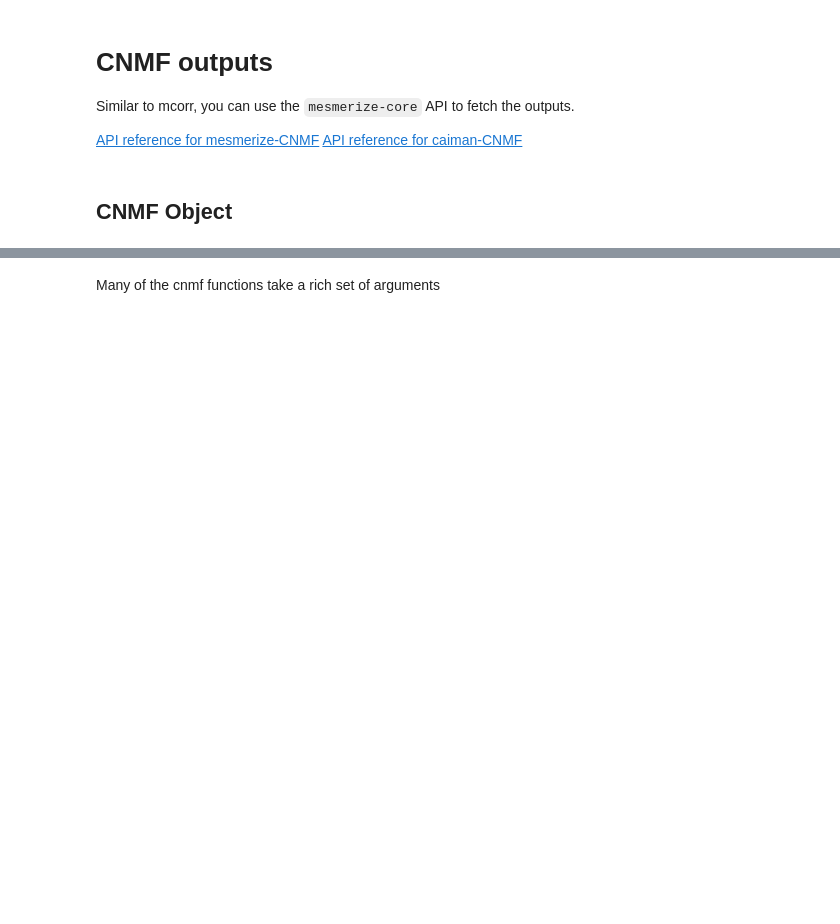
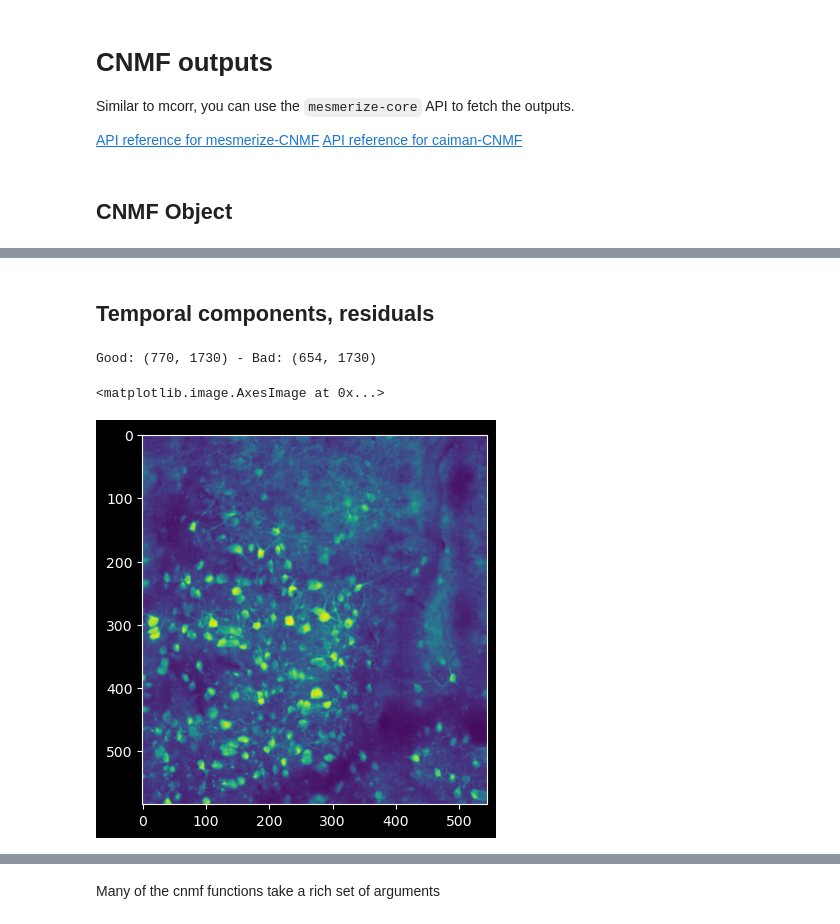
Before and after one commit to MillerBrainObservatory/LBM-CaImAn-Python, a Jupyter notebook: demos/notebooks/segmentation.ipynb, the cells around one changed output, grey strips where cells are left out. Drawn from its saved outputs; the diff is of its cells as text; code cells hidden in the pictures; blank space fills up the shorter version.

```diff
--- a/demos/notebooks/segmentation.ipynb
+++ b/demos/notebooks/segmentation.ipynb
@@ -305,2 +311,26 @@ correlation_image = df.iloc[-1].caiman.get_corr_image()
+# %% [markdown]
+## Temporal components, residuals
+# %%
+index = -1  # the last item added
+
+rcb = df.iloc[index].cnmf.get_rcb()
+residuals = df.iloc[index].cnmf.get_residuals()
+input_movie = df.iloc[index].caiman.get_input_movie()
+
+# temporal components
+temporal = df.iloc[index].cnmf.get_temporal()
+
+temporal_good = df.iloc[index].cnmf.get_temporal("good")
+temporal_bad = df.iloc[index].cnmf.get_temporal("bad")
+
+temporal_with_residuals = df.iloc[index].cnmf.get_temporal(add_residuals=True)
+print(f'Good: {temporal_good.shape} - Bad: {temporal_bad.shape}')
+# %% [output]
+Good: (770, 1730) - Bad: (654, 1730)
+# %%
+plt.imshow(correlation_image)
+# %% [output]
+<matplotlib.image.AxesImage at 0x...>
+[figure, added]
 # %%
 cnmf_model.params
```
Also changed, not shown: parts of 35 cells of this notebook, 2 other files.
